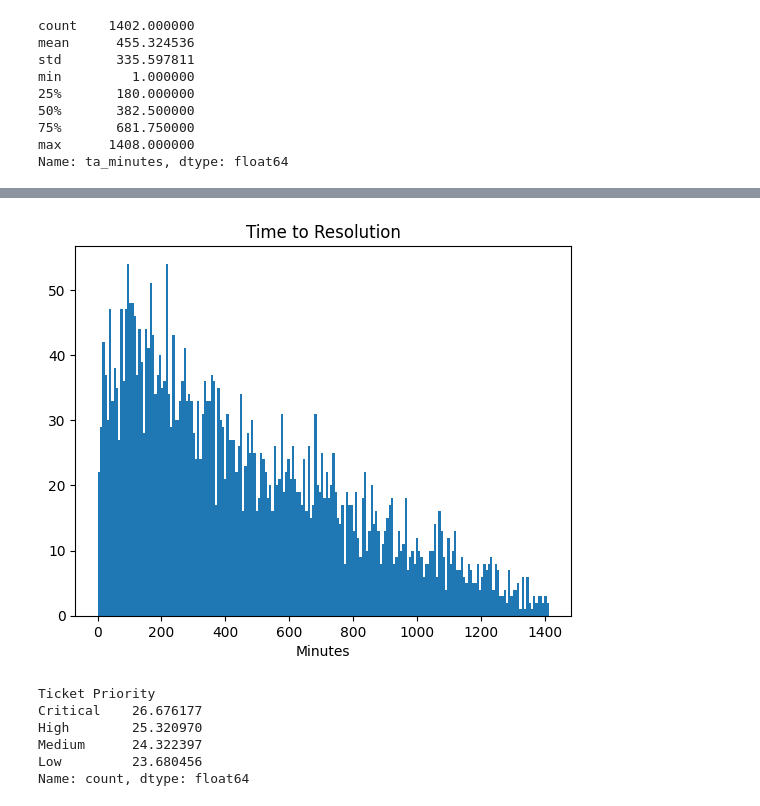
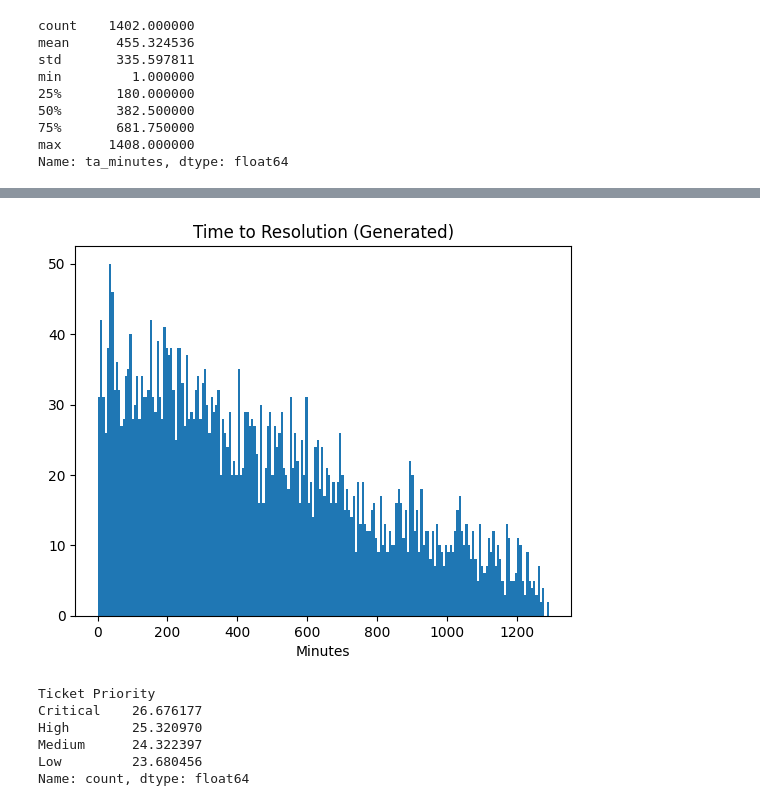
Before and after one commit to JuanCruzCaggiano/Simulacion-TP6, a Jupyter notebook: notebooks/fit_pdf.ipynb, the cells around one changed output, grey strips where cells are left out. Cells and saved outputs as stored; diff of their text form; code cells hidden in the pictures.

```diff
--- a/notebooks/fit_pdf.ipynb
+++ b/notebooks/fit_pdf.ipynb
@@ -58,7 +91,7 @@ Name: time_diff_minutes, dtype: float64
 # %%
 from fitter import Fitter
 
-f = Fitter(data['time_diff_minutes'])
+f = Fitter(removed_outliers['time_diff_minutes'])
 f.fit()
 # may take some time since by default, all distributions are tried,
 # but you call manually provide a smaller set of distributions
@@ -86,3 +112,8 @@ gen['ia'] = ia
+# %%
+ia = stats.pareto.rvs(**best_params_arrivals.get('pareto'), size=4_000)
+
+gen = pd.DataFrame()
+gen['ia'] = ia
 # %%
 gen.head()
 # %% [output]
@@ -143,0 +180,3 @@ Name: ta_minutes, dtype: float64
+# %%
+resolution_outliers = data[(np.abs(stats.zscore(data['ta_minutes'])) < 2.5)]
+resolution_outliers['ta_minutes'].describe()
@@ -144,5 +200,5 @@ Name: ta_minutes, dtype: float64
 # %%
-f = Fitter(data['ta_minutes'])
+f = Fitter(resolution_outliers['ta_minutes'])
 f.fit()
 f.summary()
 # %% [output]
@@ -165,10 +232,10 @@ gen['ta'] = ta
 # %%
-plt.title('Time to Resolution')
+plt.title('Time to Resolution (Generated)')
 plt.xlabel('Minutes')
 plt.hist(gen['ta'], bins=200)
 plt.show()
 # %% [output]
-[figure, old version]
+[figure, new version]
 # %%
 df['Ticket Priority'] = df['Ticket Priority'].apply(lambda x: x.strip()).astype('category')
 # %%
```
Also changed, not shown: parts of 16 cells of this notebook.
